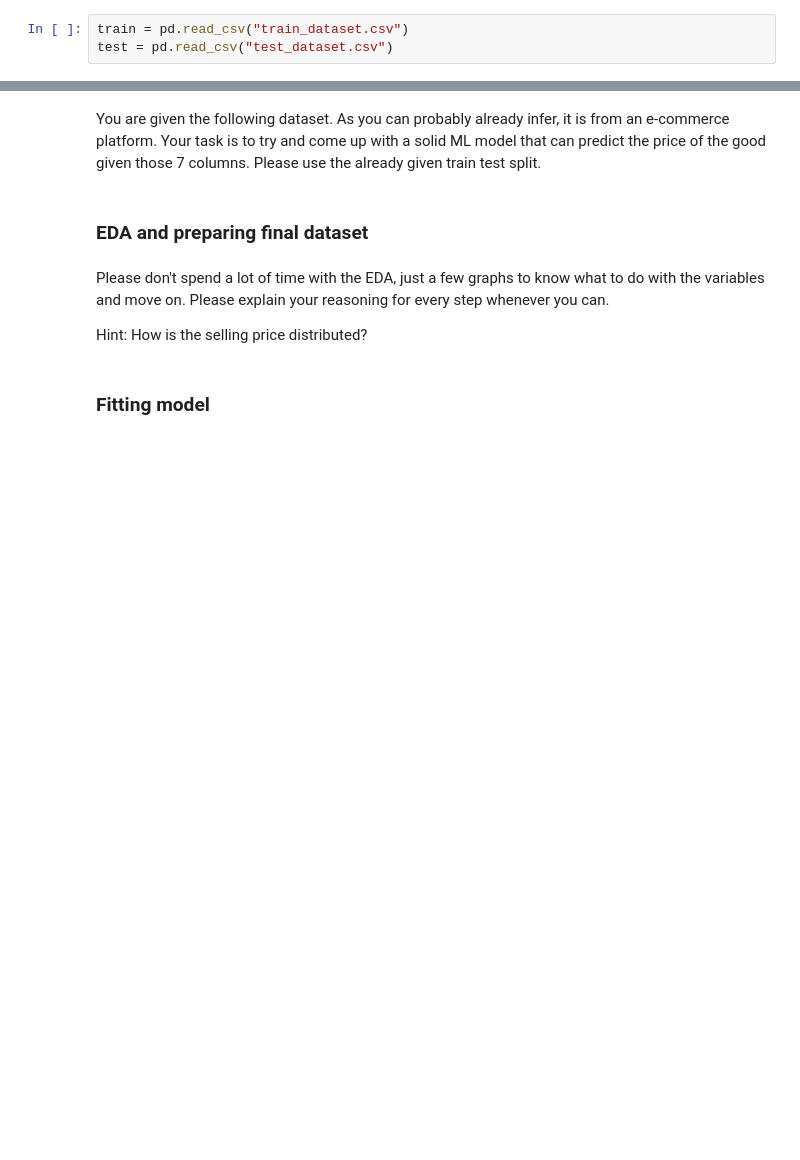
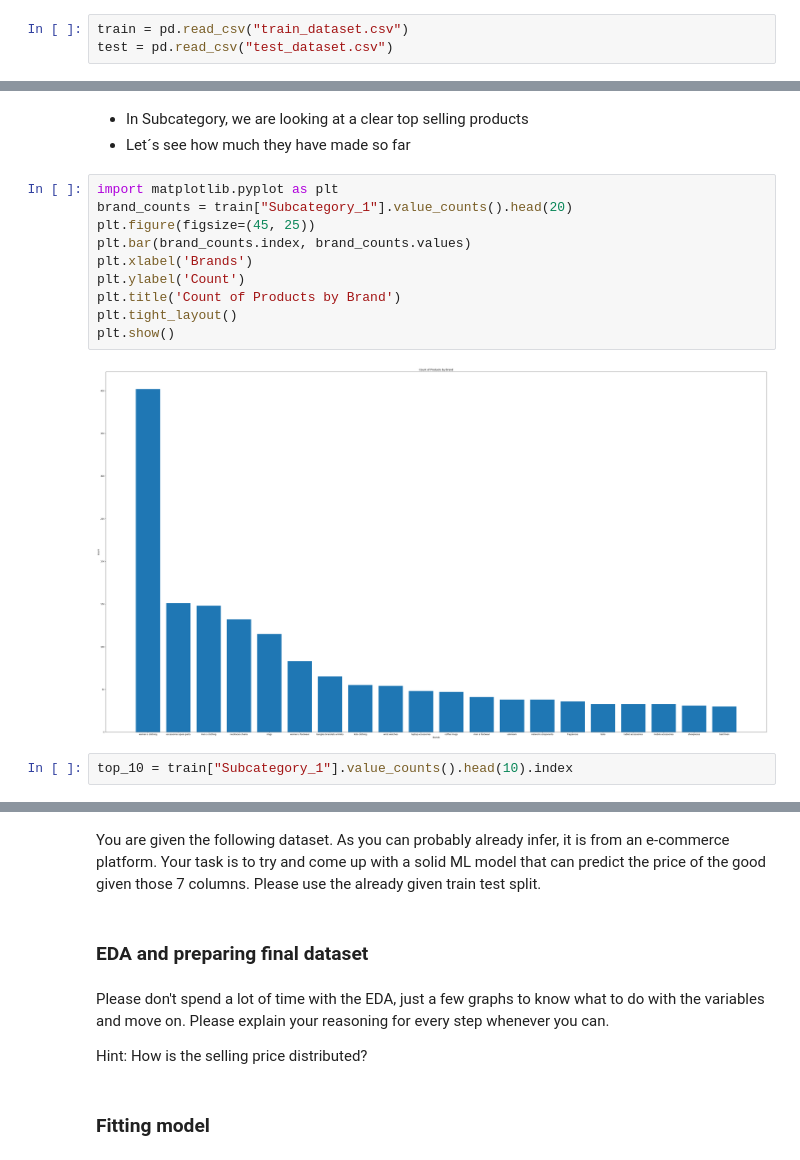
Before and after one commit to AETNA-68/Price_Forecast_Exponential-Smoothing, a Jupyter notebook: Forecasting.ipynb, the cells around one changed output, grey strips where cells are left out. Cells and saved outputs as stored; diff of their text form; blank space fills up the shorter version.

```diff
--- a/Forecasting.ipynb
+++ b/Forecasting.ipynb
@@ -28,0 +142,17 @@ Name: count, Length: 67, dtype: int64
+# %% [markdown]
+- In Subcategory, we are looking at a clear top selling products
+- Let´s see how much they have made so far
+# %%
+import matplotlib.pyplot as plt
+brand_counts = train["Subcategory_1"].value_counts().head(20)
+plt.figure(figsize=(45, 25))
+plt.bar(brand_counts.index, brand_counts.values)
+plt.xlabel('Brands')
+plt.ylabel('Count')
+plt.title('Count of Products by Brand')
+plt.tight_layout()
+plt.show()
+# %% [output]
+[figure, added]
+# %%
+top_10 = train["Subcategory_1"].value_counts().head(10).index
```
Also changed, not shown: parts of 64 cells of this notebook, 1 other file.
